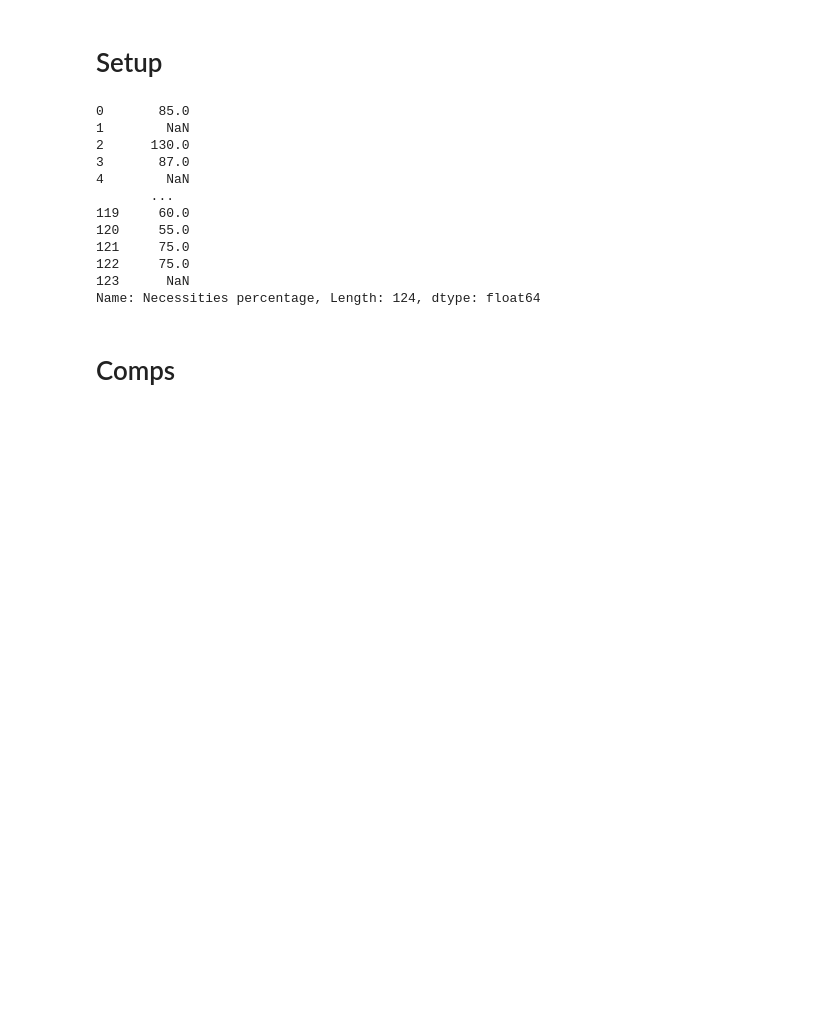
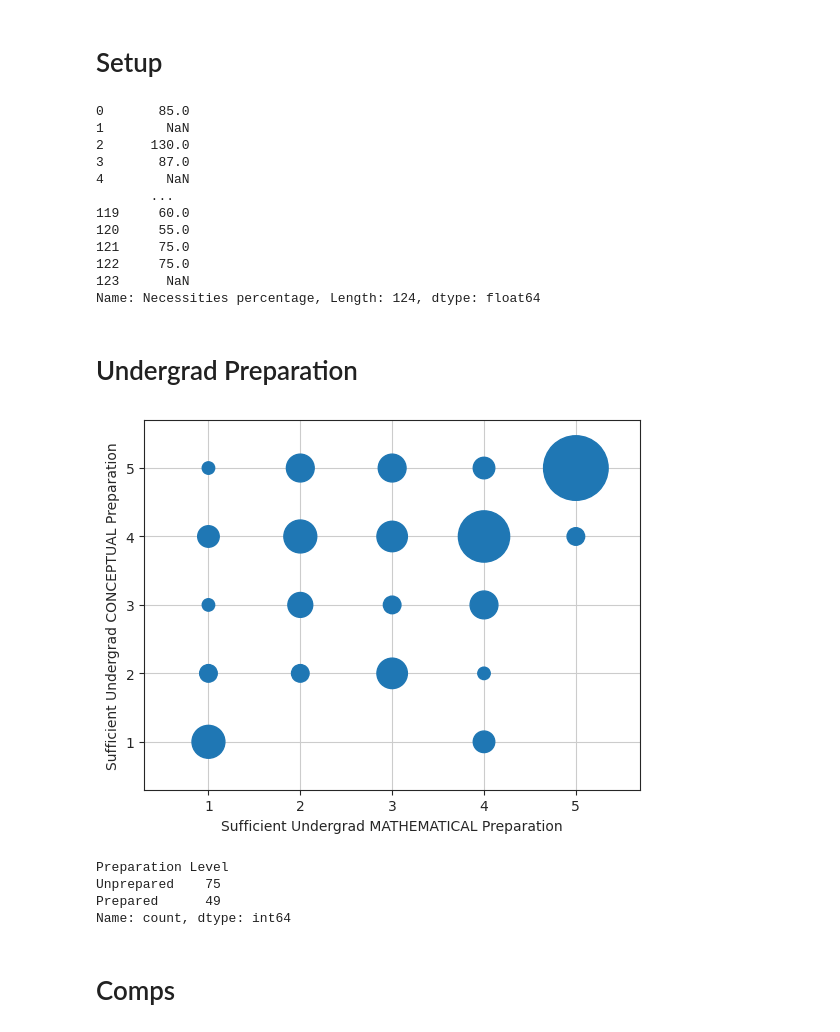
Before and after one commit to melilly/qol-survey, a Jupyter notebook: Melissa_Survey.ipynb, the cells around one changed output. Saved outputs shown, nothing was run; the diff lists cells and outputs as text; code cells hidden in the pictures; blank space fills up the shorter version.

```diff
--- a/Melissa_Survey.ipynb
+++ b/Melissa_Survey.ipynb
@@ -138,3 +138,46 @@ def histogram(column):
     ax=QOLData[column].value_counts().sort_index().plot(kind='bar',title=f"{Questions[column]}")
     ax.get_figure()
     plt.show()
+# %% [markdown]
+# Undergrad Preparation
+# %%
+from collections import Counter
+
+def get_weights(a, b, data, size=100):
+    counter = Counter(zip(data[a],data[b]))
+    x,y = zip(*counter.keys())
+    weights = [size*i for i in counter.values()]
+    return x, y, weights
+# %%
+x,y,weights = get_weights('Undergrad Prep Math', 'Undergrad Prep Concept', QOLData, size=80)
+
+plt.scatter(x,y, s=weights)
+
+
+plt.xlabel('Sufficient Undergrad MATHEMATICAL Preparation')
+plt.ylabel('Sufficient Undergrad CONCEPTUAL Preparation')
+plt.xticks([1,2,3,4,5])
+plt.yticks([1,2,3,4,5])
+plt.xlim(0.3,5.7)
+plt.ylim(0.3,5.7)
+plt.grid()
+plt.show()
+# %% [output]
+[figure, added]
+# %%
+conditions = [
+    (QOLData['Undergrad Prep Concept'].isin([4, 5]) & QOLData['Undergrad Prep Math'].isin([4, 5]))
+]
+
+QOLData['Preparation Level'] = np.select(conditions, ["Prepared"], default="Unprepared")
+QOLData['Preparation Level'] = pd.Categorical(
+    QOLData['Preparation Level'],
+    categories=['Prepared', 'Unprepared'],
+    ordered=True
+)
+print(QOLData["Preparation Level"].value_counts())
+# %% [output]
+Preparation Level
+Unprepared    75
+Prepared      49
+Name: count, dtype: int64
```
Also changed, not shown: parts of 10 cells of this notebook.
